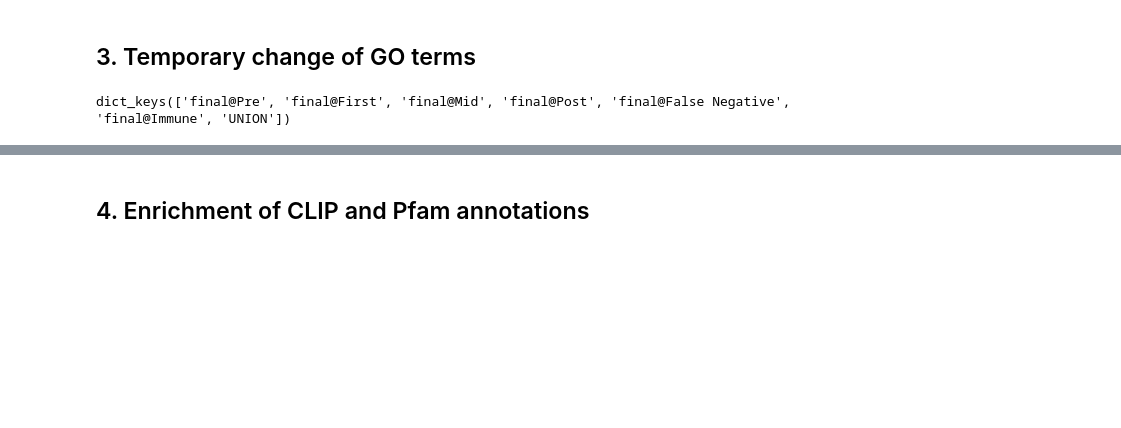
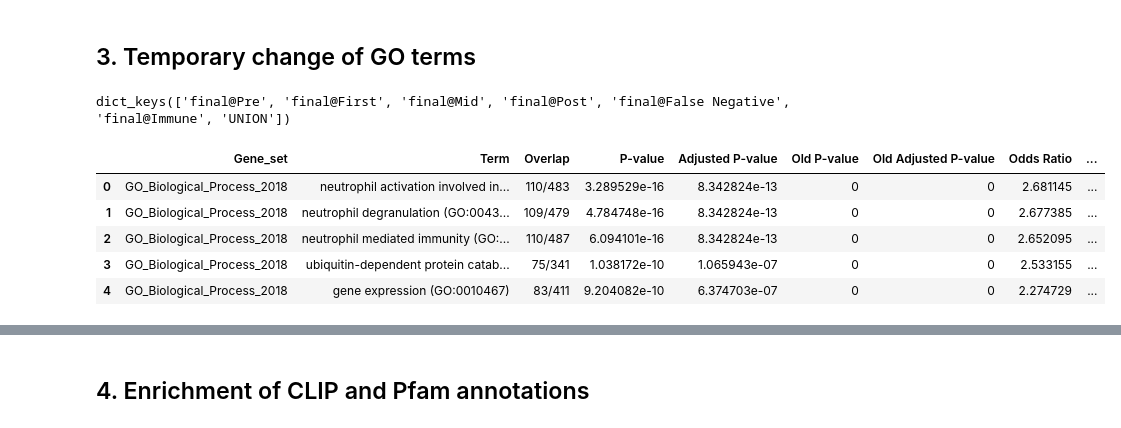
Before and after one commit to zj-zhang/CHARM-AlternativeSplicing, a Jupyter notebook: notebooks/07-Navy_allEvent_gene.ipynb, the cells around one changed output, grey strips where cells are left out. Saved outputs shown, nothing was run; the diff lists cells and outputs as text; code cells hidden in the pictures; blank space fills up the shorter version.

```diff
--- a/notebooks/07-Navy_allEvent_gene.ipynb
+++ b/notebooks/07-Navy_allEvent_gene.ipynb
@@ -215,3 +215,12 @@ for i, cond in enumerate(temporal_conds):
 union_go_df = pd.DataFrame(union_go, index=total_union_go_terms, columns=[x.split('@')[1] for x in temporal_conds])
 # %%
 union_go_df = union_go_df.replace(0, np.nan)
+# %%
+union_df.head()
+# %% [output]
+|  | Gene_set | Term | Overlap | P-value | Adjusted P-value | Old P-value | Old Adjusted P-value | Odds Ratio | ... |
+| 0 | GO_Biological_Process_2018 | neutrophil activation involved in... | 110/483 | 3.289529e-16 | 8.342824e-13 | 0 | 0 | 2.681145 | ... |
+| 1 | GO_Biological_Process_2018 | neutrophil degranulation (GO:0043... | 109/479 | 4.784748e-16 | 8.342824e-13 | 0 | 0 | 2.677385 | ... |
+| 2 | GO_Biological_Process_2018 | neutrophil mediated immunity (GO:... | 110/487 | 6.094101e-16 | 8.342824e-13 | 0 | 0 | 2.652095 | ... |
+| 3 | GO_Biological_Process_2018 | ubiquitin-dependent protein catab... | 75/341 | 1.038172e-10 | 1.065943e-07 | 0 | 0 | 2.533155 | ... |
+| 4 | GO_Biological_Process_2018 | gene expression (GO:0010467) | 83/411 | 9.204082e-10 | 6.374703e-07 | 0 | 0 | 2.274729 | ... |
```
Also changed, not shown: parts of 9 cells of this notebook.
